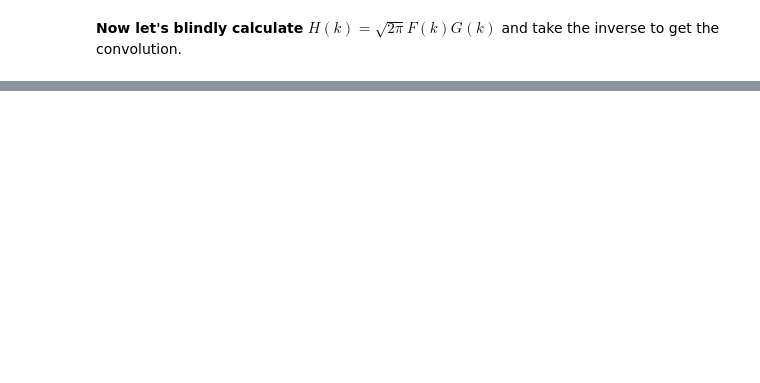
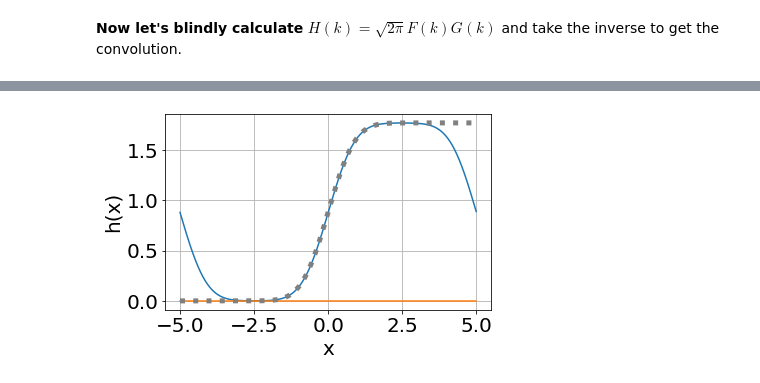
Before and after one commit to gersonjferreira/minicurso-ift-2021, a Jupyter notebook: IntroPython/06 - Fourier.ipynb, the cells around one changed output, grey strips where cells are left out. Saved outputs shown, nothing was run; the diff lists cells and outputs as text; code cells hidden in the pictures; blank space fills up the shorter version.

```diff
--- a/IntroPython/06 - Fourier.ipynb
+++ b/IntroPython/06 - Fourier.ipynb
@@ -339,23 +355,25 @@ plt.show()
 # %%
-norma = phase = 1
-#phase = np.exp(-1j*k*(-L/2))
-#norma = dx/np.sqrt(2*np.pi)
+norm = phase = 1
+phase = np.exp(-1j*k*(-L/2))
+norm = dx/np.sqrt(2*np.pi)
 
-Fk = fft.fft(fx) * phase * norma
-Gk = fft.fft(gx) * phase * norma
+Fk = fft.fft(fx) * phase * norm
+Gk = fft.fft(gx) * phase * norm
 Hk = np.sqrt(2*np.pi) * Fk * Gk
-hx = fft.ifft(Hk / phase / norma)
+hx = fft.ifft(Hk / phase / norm)
 
 # import error function from scipy
 from scipy.special import erf
 expected = (np.sqrt(np.pi)/2)*(1+erf(x))
 
 plt.plot(x, hx.real, label='real')
 plt.plot(x, hx.imag, label='imag')
 plt.plot(x, expected, ls=':', c='grey', lw=5)
 plt.xlabel('x')
 plt.ylabel('h(x)')
 plt.grid()
 
 plt.tight_layout()
 plt.show()
+# %% [output]
+[figure, added]
```
Also changed, not shown: parts of 8 cells of this notebook, 12 other files.
